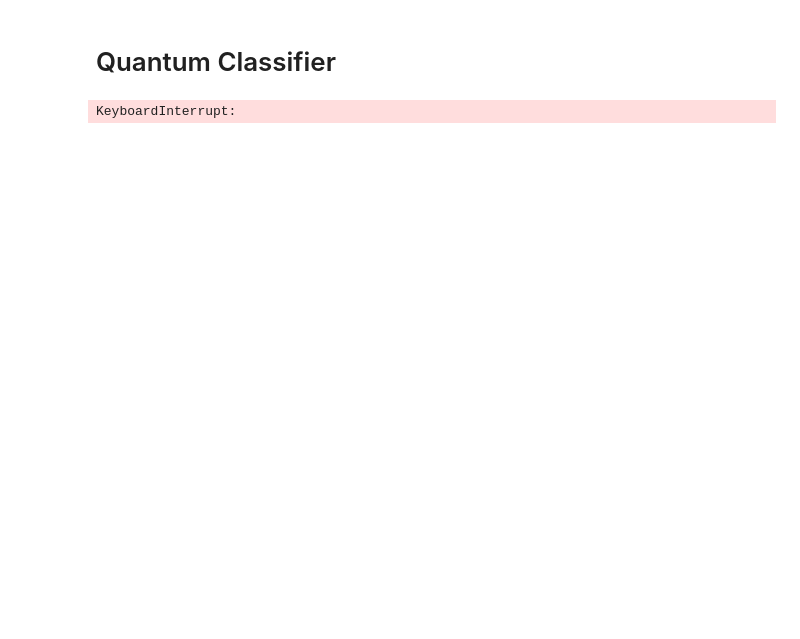
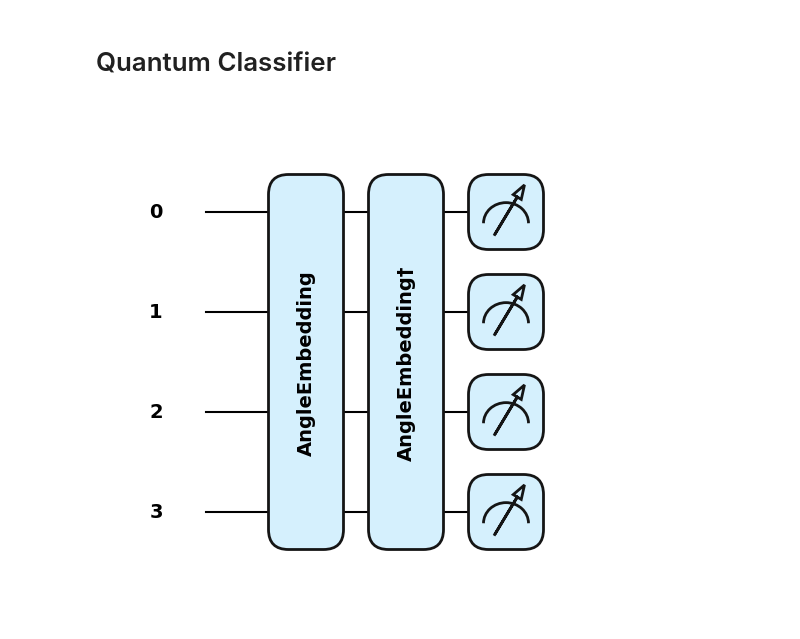
Before and after one commit to caspwashere/QC-3, a Jupyter notebook: assignment3.ipynb, the cells around one changed output. Saved outputs shown, nothing was run; the diff lists cells and outputs as text; code cells hidden in the pictures; blank space fills up the shorter version.

```diff
--- a/assignment3.ipynb
+++ b/assignment3.ipynb
@@ -87,41 +102,37 @@ from sklearn.svm import SVC
 scaler = StandardScaler().fit(features)
 X_scaled = scaler.transform(features)
 
+X_scaled = X_scaled[:100]
 # scaling the labels to -1, 1 is important for the SVM and the
 # definition of a hinge loss
 y_scaled = 2 * (labels - 0.5)
-
+y_scaled = y_scaled[:100]
 X_train, X_test, y_train, y_test = train_test_split(X_scaled, y_scaled, test_size = 0.1, shuffle=True, random_state = 42)
 
 n_qubits = len(X_train[0])
 
 
 
 
 
 dev_kernel = qml.device("default.qubit", wires=n_qubits)
 
 projector = np.zeros((2 ** n_qubits, 2 ** n_qubits))
 projector[0, 0] = 1
 
 @qml.qnode(dev_kernel)
 def kernel(x1, x2):
     """The quantum kernel."""
     AngleEmbedding(x1, wires=range(n_qubits))
     qml.adjoint(AngleEmbedding)(x2, wires=range(n_qubits))
     return qml.expval(qml.Hermitian(projector, wires=range(n_qubits)))
 
 def kernel_matrix(A, B):
     """Compute the matrix whose entries are the kernel
        evaluated on pairwise data from sets A and B."""
+    qml.draw_mpl(kernel, style="pennylane")(A[0],B[0])
     return np.array([[kernel(a, b) for b in B] for a in A])
 
 svm = SVC(kernel=kernel_matrix).fit(X_train, y_train)
-
-with dev_kernel.tracker:
-    predictions = svm.predict(X_test)
-    accuracy_score(y_test,predictions,)
-
-dev_kernel.tracker.totals['executions']
 # %% [output]
-KeyboardInterrupt:
+[figure, added]
```
Also changed, not shown: parts of 5 cells of this notebook.
